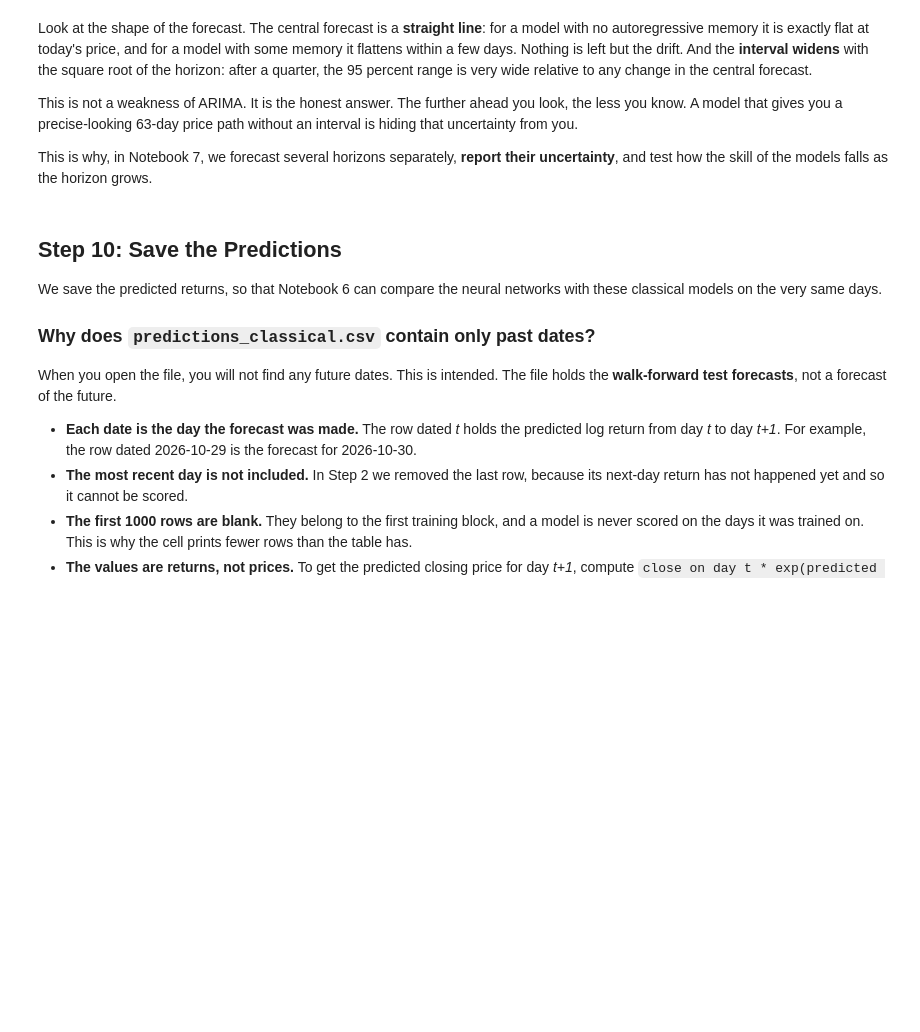
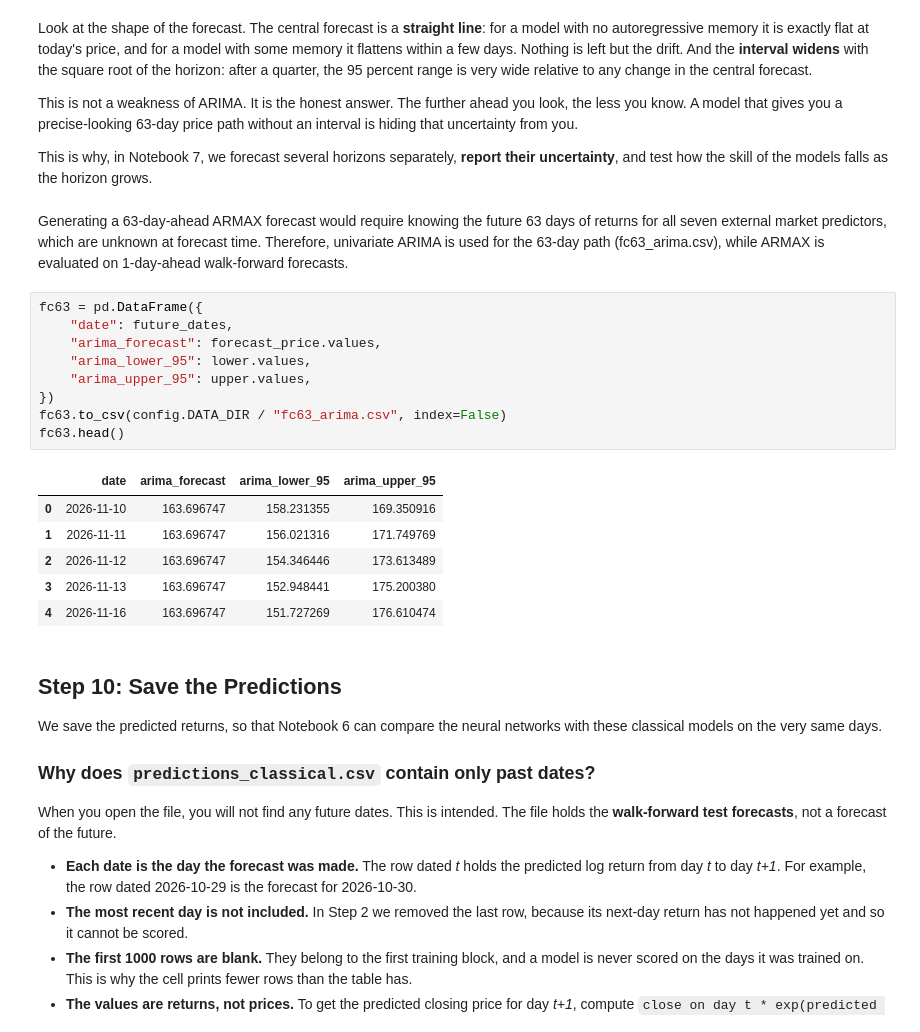
Before and after one commit to BI-course/tsf-202604-b2, a Jupyter notebook: 3_classical_forecasting_baselines.ipynb, the cells around one changed output. Cells and saved outputs as stored; diff of their text form; blank space fills up the shorter version.

```diff
--- a/3_classical_forecasting_baselines.ipynb
+++ b/3_classical_forecasting_baselines.ipynb
@@ -511,6 +575,24 @@ Look at the shape of the forecast. The central forecast is a **straight line**:
 This is not a weakness of ARIMA. It is the honest answer. The further ahead you look, the less you know. A model that gives you a precise-looking 63-day price path without an interval is hiding that uncertainty from you.
 
 This is why, in Notebook 7, we forecast several horizons separately, **report their uncertainty**, and test how the skill of the models falls as the horizon grows.
+# %% [markdown]
+Generating a 63-day-ahead ARMAX forecast would require knowing the future 63 days of returns for all seven external market predictors, which are unknown at forecast time. Therefore, univariate ARIMA is used for the 63-day path (fc63_arima.csv), while ARMAX is evaluated on 1-day-ahead walk-forward forecasts.
+# %%
+fc63 = pd.DataFrame({
+    "date": future_dates,
+    "arima_forecast": forecast_price.values,
+    "arima_lower_95": lower.values,
+    "arima_upper_95": upper.values,
+})
+fc63.to_csv(config.DATA_DIR / "fc63_arima.csv", index=False)
+fc63.head()
+# %% [output]
+|  | date | arima_forecast | arima_lower_95 | arima_upper_95 |
+| 0 | 2026-11-10 | 163.696747 | 158.231355 | 169.350916 |
+| 1 | 2026-11-11 | 163.696747 | 156.021316 | 171.749769 |
+| 2 | 2026-11-12 | 163.696747 | 154.346446 | 173.613489 |
+| 3 | 2026-11-13 | 163.696747 | 152.948441 | 175.200380 |
+| 4 | 2026-11-16 | 163.696747 | 151.727269 | 176.610474 |
 # %% [markdown]
 ## Step 10: Save the Predictions
 
```
Also changed, not shown: parts of 19 cells of this notebook, 1 other file.
